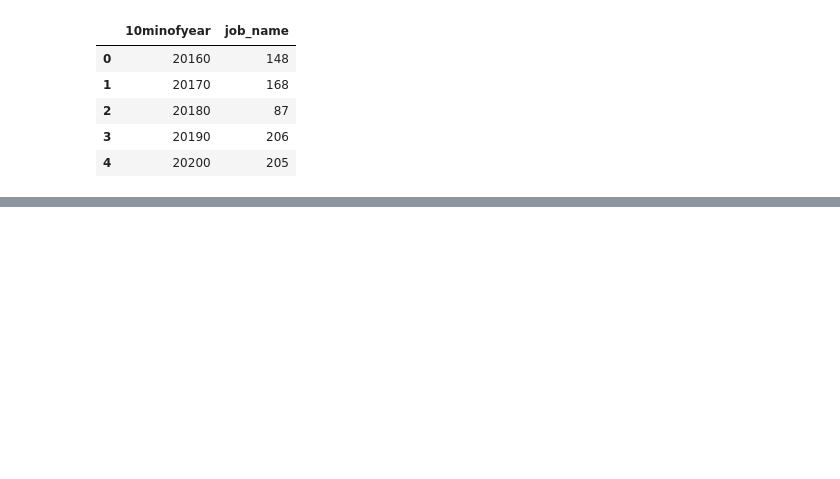
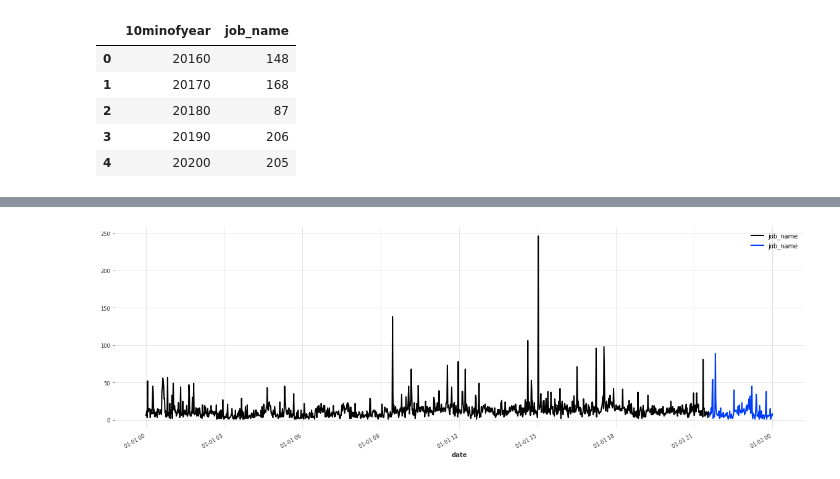
Before and after one commit to lizonglingo/clusterdate-trace-alibaba, a Jupyter notebook: gpu_claster/darts/N-BEATS.ipynb, the cells around one changed output, grey strips where cells are left out. Drawn from its saved outputs; the diff is of its cells as text; code cells hidden in the pictures; blank space fills up the shorter version.

```diff
--- a/gpu_claster/darts/N-BEATS.ipynb
+++ b/gpu_claster/darts/N-BEATS.ipynb
@@ -183,0 +200,3 @@ dft_job_of_10min.head()
+# %%
+dft_job_of_10min['10minofyear'] = dft_job_of_10min['10minofyear'].apply(lambda x: int(x-20160))
+df_job_of_min['minofyear'] = df_job_of_min['minofyear'].apply(lambda x: int(x-20160))
@@ -183,0 +233,17 @@ dft_job_of_10min.head()
+# %%
+def n_day_min(nday, df):
+    time_end = 60*24*nday
+    if (nday==1) :
+        return df.loc[df['minofyear']<=1440]
+    else :
+        return df.loc[(df['minofyear']<=time_end)&(df['minofyear']>=(time_end-1440))]
+
+def n_day_10min(nday, df):
+    time_end = 60*24*nday
+    if (nday==1) :
+        return df.loc[df['10minofyear']<=1440]
+    else :
+        return df.loc[(df['10minofyear']<=time_end)&(df['10minofyear']>=(time_end-1440))]
+# %%
+df_min1 = n_day_min(1, df_job_of_min)
+df_10min1 = n_day_10min(1, dft_job_of_10min)
@@ -183,0 +289,5 @@ dft_job_of_10min.head()
+# %%
+# 添加时间索引
+# 假设在今年1月1日开始
+df_min1["date"] = pd.Timestamp("2022-01-01") + pd.to_timedelta(df_min1.minofyear, "m")
+df_10min1["date"] = pd.Timestamp("2022-01-01") + pd.to_timedelta(df_10min1['10minofyear'], "m")
@@ -183,0 +339,20 @@ dft_job_of_10min.head()
+# %%
+import darts
+from darts import TimeSeries
+
+df_min1_ds = df_min1.drop(columns=['minofyear'])
+dataset_min1 = TimeSeries.from_dataframe(
+    df_min1_ds,
+    time_col='date',
+    value_cols='job_name',
+    fill_missing_dates=True,
+    fillna_value=13, # 用均值进行填充
+)
+
+# 划分训练集和测试集
+train_min1, val_min1 = dataset_min1.split_before(0.9)
+plt.figure(figsize=(20, 6))
+train_min1.plot()
+val_min1.plot()
+# %% [output]
+[figure, added]
```
Also changed, not shown: parts of 29 cells of this notebook.
